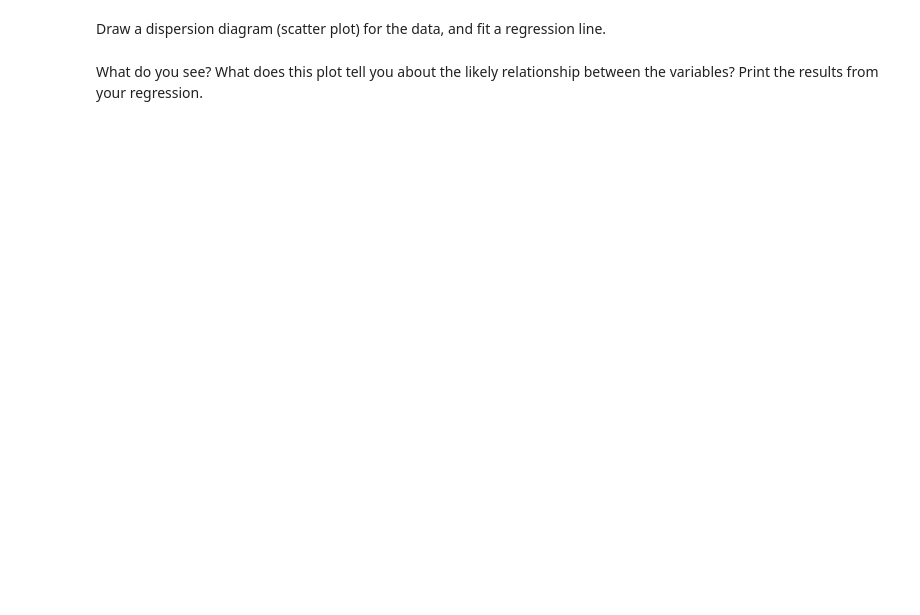
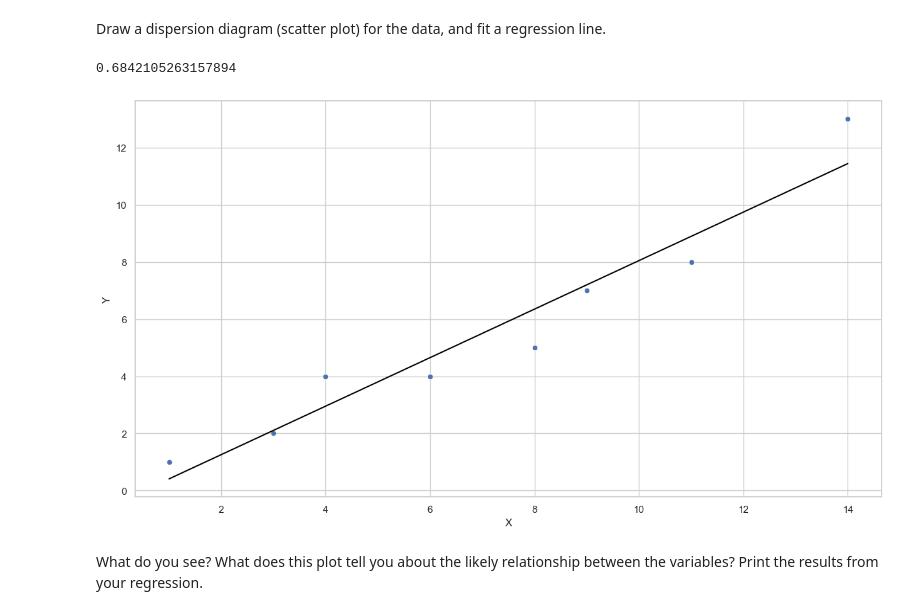
Before and after one commit to Ironhack-data-bcn-oct-2023/lab-regression-analysis, a Jupyter notebook: your-code.ipynb, the cells around one changed output. Saved outputs shown, nothing was run; the diff lists cells and outputs as text; code cells hidden in the pictures; blank space fills up the shorter version.

```diff
--- a/your-code.ipynb
+++ b/your-code.ipynb
@@ -95,0 +220,3 @@ First, build a dataframe with the data.
+# %%
+df = pd.DataFrame({'X': [1,3,4,6,8,9,11,14], 'Y': [1,2,4,4,5,7,8,13]})
+df
@@ -100,2 +235,16 @@ Draw a dispersion diagram (scatter plot) for the data, and fit a regression line
+# %%
+lr.coef_[0]
+# %% [output]
+0.6842105263157894
+# %%
+y = df.Y
+X = df[["X"]]
+lr.fit(X, y)
+df["predicted_y"] = df.X * lr.coef_[0] + lr.intercept_
+# %%
+sns.scatterplot(x = df.X, y =df.Y)
+plt.plot(df.X, df.predicted_y, c="black");
+# %% [output]
+[figure, added]
 # %% [markdown]
 What do you see? What does this plot tell you about the likely relationship between the variables? Print the results from your regression.
```
Also changed, not shown: parts of 39 cells of this notebook.
